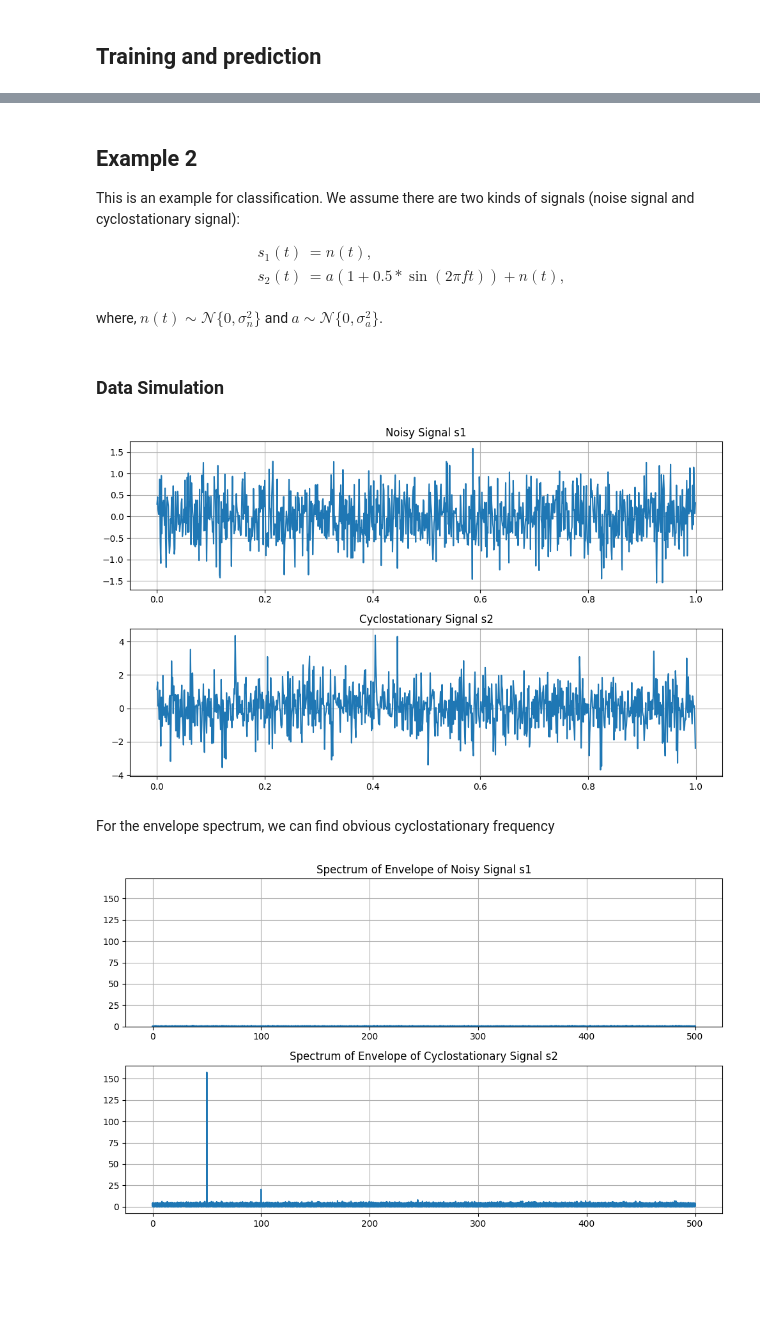
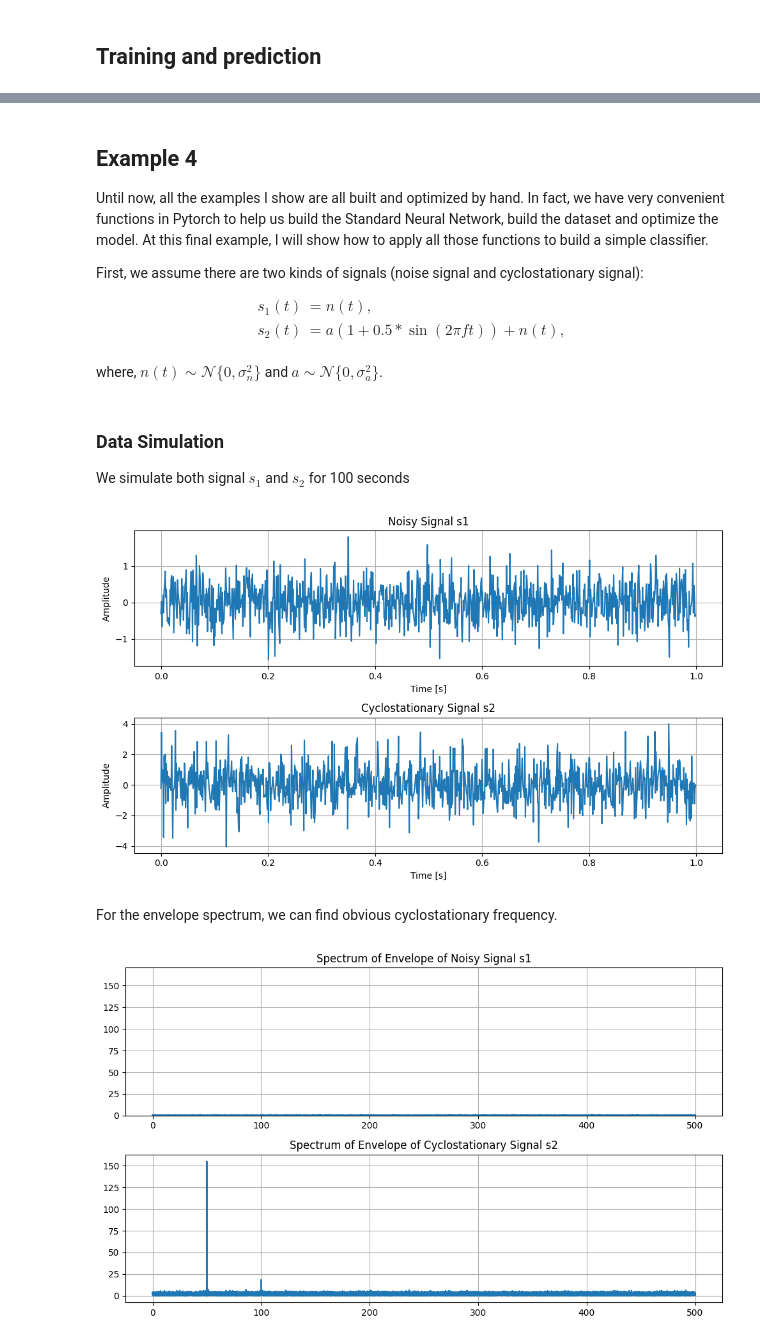
Before and after one commit to stardust0513/winter-school-LVA, a Jupyter notebook: PytorchExample.ipynb, the cells around one changed output, grey strips where cells are left out. Saved outputs shown, nothing was run; the diff lists cells and outputs as text; code cells hidden in the pictures; blank space fills up the shorter version.

Commit message:
update for pytorch teaching - Songhao

```diff
--- a/PytorchExample.ipynb
+++ b/PytorchExample.ipynb
@@ -209,7 +891,9 @@ predicted b: 2.0312142372131348
 # %% [markdown]
-## Example 2
+## Example 4
 
-This is an example for classification. We assume there are two kinds of signals (noise signal and cyclostationary signal):
+Until now, all the examples I show are all built and optimized by hand. In fact, we have very convenient functions in Pytorch to help us build the Standard Neural Network, build the dataset and optimize the model. At this final example, I will show how to apply all those functions to build a simple classifier.
+
+First, we assume there are two kinds of signals (noise signal and cyclostationary signal):
 
 \begin{aligned}
     s_1(t) &= n(t), \\
@@ -219,41 +903,47 @@ This is an example for classification. We assume there are two kinds of signals
 where, $n(t) \sim \mathcal{N}\{0, \sigma_{n}^{2}\}$ and $a \sim \mathcal{N}\{0, \sigma_{a}^{2}\}$.
 # %% [markdown]
 ### Data Simulation
+
+We simulate both signal $s_1$ and $s_2$ for 100 seconds
 # %%
 """ Generate synthetic signals with numpy """
 # frequency sampling and time duration
 fs = 1000
 cyclostationary_fs = 50
 time = 100
 # standard deviations
 sigma_a = 1
 sigma_n = 0.5
 # time vector and amplitude modulation
 t = np.arange(fs*time) / fs
 a = np.random.randn(fs*time)
 # noisy signals
 s1 = np.random.randn(fs*time) * sigma_n
 # cyclostationary signal
 env = 1 + 0.5*np.sin(2*np.pi*cyclostationary_fs*t)  # 周期包络
 s2 = (env * np.random.randn(fs*time) * sigma_a) + np.random.randn(fs*time) * sigma_n
 # s2 = a*np.sin(2*np.pi*cyclostationary_fs*t) + np.random.randn(fs*time) * sigma_n
 
 # plot the first second of the signals
 plt.figure(figsize=(10,6))
 plt.subplot(2,1,1)
 plt.title("Noisy Signal s1")
+plt.xlabel("Time [s]")
+plt.ylabel("Amplitude")
 plt.plot(t[:1000], s1[:1000])
 plt.grid()
 plt.subplot(2,1,2)
 plt.title("Cyclostationary Signal s2")
 plt.plot(t[:1000], s2[:1000])
+plt.xlabel("Time [s]")
+plt.ylabel("Amplitude")
 plt.grid()
 plt.tight_layout()
 plt.show()
 # %% [output]
-[figure, old version]
+[figure, new version]
 # %% [markdown]
-For the envelope spectrum, we can find obvious cyclostationary frequency
+For the envelope spectrum, we can find obvious cyclostationary frequency.
 # %%
 # plot the envelope of the cyclostationary signal
 s1_envelope = s1 ** 2
```
Also changed, not shown: parts of 55 cells of this notebook, 11 other files.
